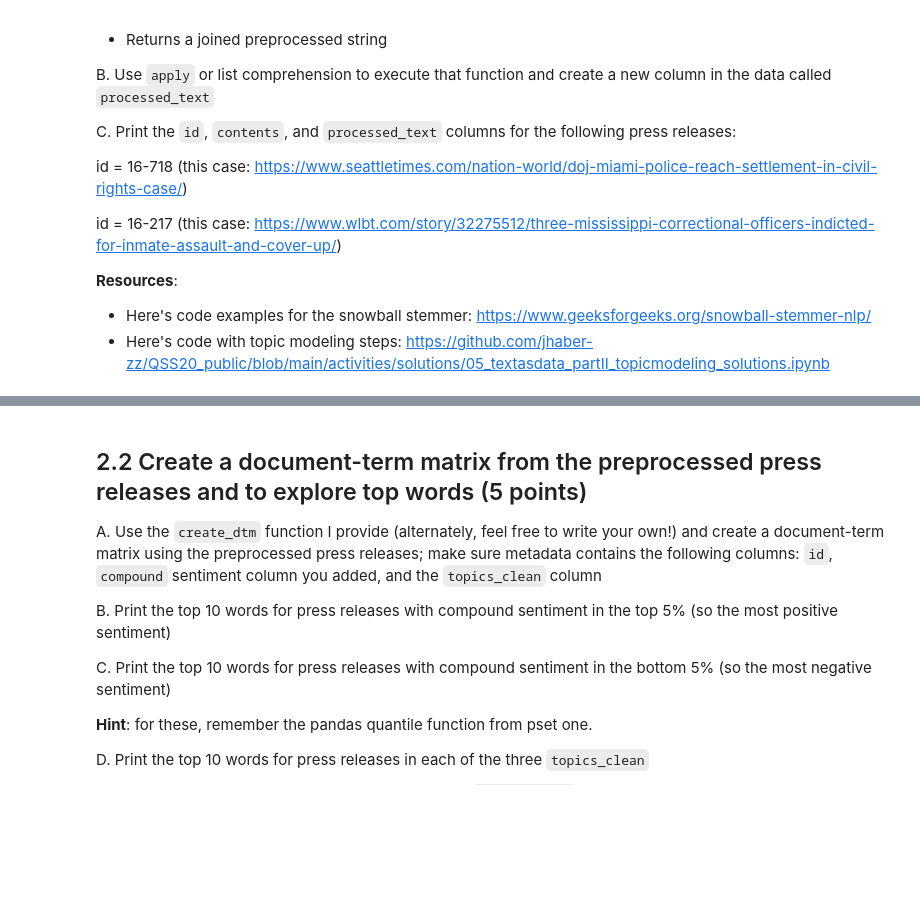
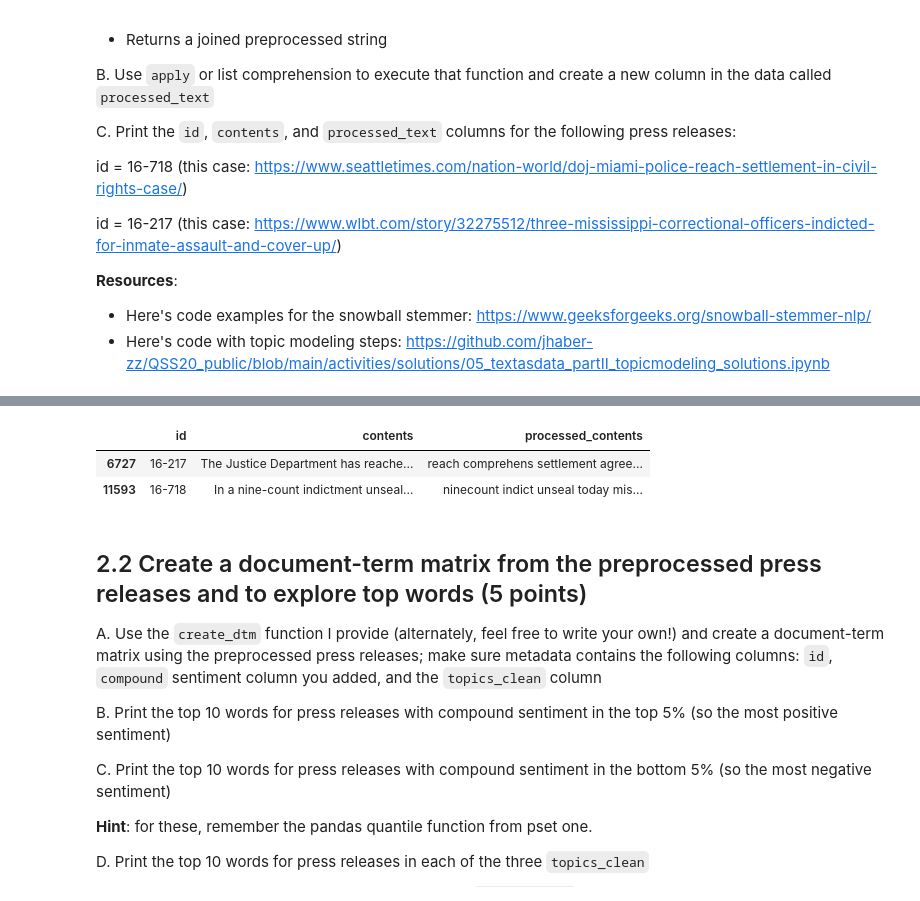
Before and after one commit to alexcraig043/qss-20, a Jupyter notebook: problemsets/pset4/pset4_f0055yb_f005g0v.ipynb, the cells around one changed output, grey strips where cells are left out. Cells and saved outputs as stored; diff of their text form; code cells hidden in the pictures; blank space fills up the shorter version.

```diff
--- a/problemsets/pset4/pset4_f0055yb_f005g0v.ipynb
+++ b/problemsets/pset4/pset4_f0055yb_f005g0v.ipynb
@@ -355,5 +375,10 @@ custom_doj_stopwords = ["civil", "rights", "division", "department", "justice",
 # %%
 ## your code showing the examples
+doj_subset_wscore.loc[(doj_subset_wscore['id'] == '16-718') | (doj_subset_wscore['id'] == '16-217'), ['id', 'contents', 'processed_contents']]
+# %% [output]
+|  | id | contents | processed_contents |
+| 6727 | 16-217 | The Justice Department has reache... | reach comprehens settlement agree... |
+| 11593 | 16-718 | In a nine-count indictment unseal... | ninecount indict unseal today mis... |
 # %% [markdown]
 ## 2.2 Create a document-term matrix from the preprocessed press releases and to explore top words (5 points)
 
```
Also changed, not shown: parts of 35 cells of this notebook, 2 other files.
